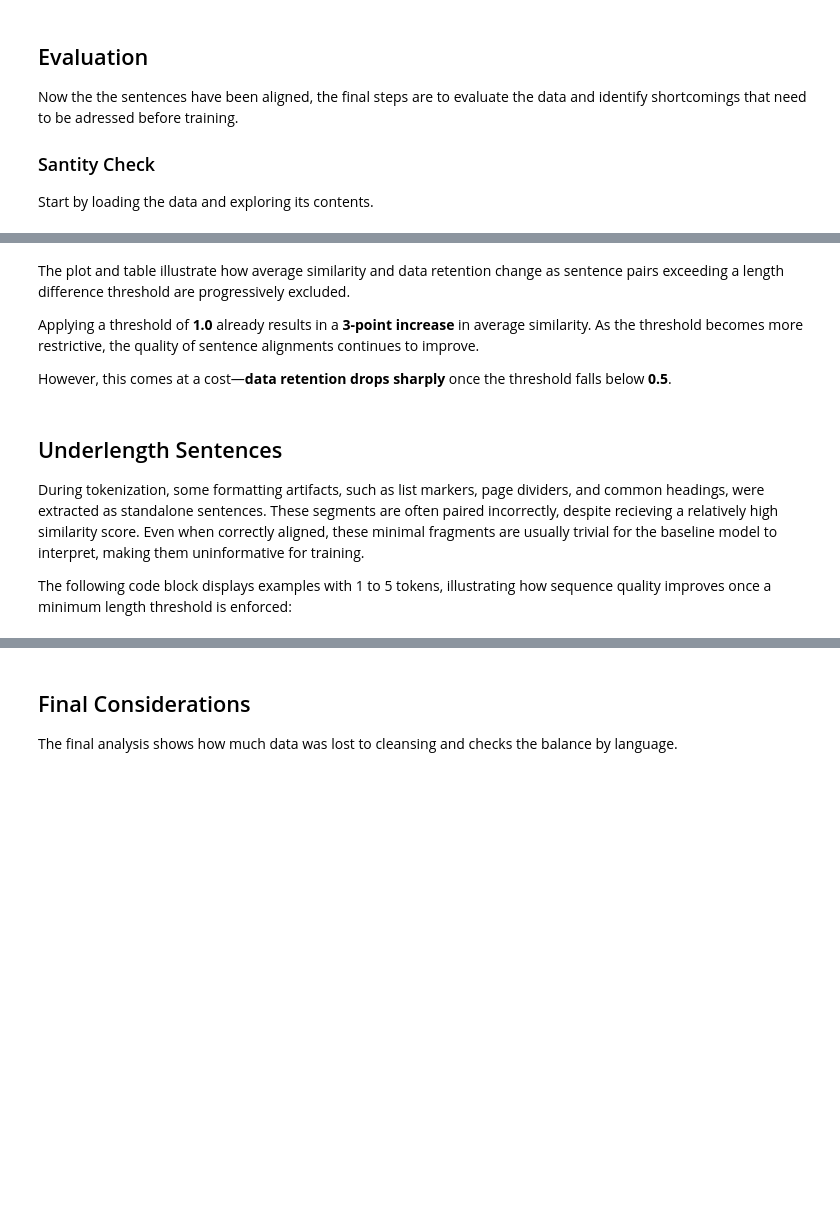
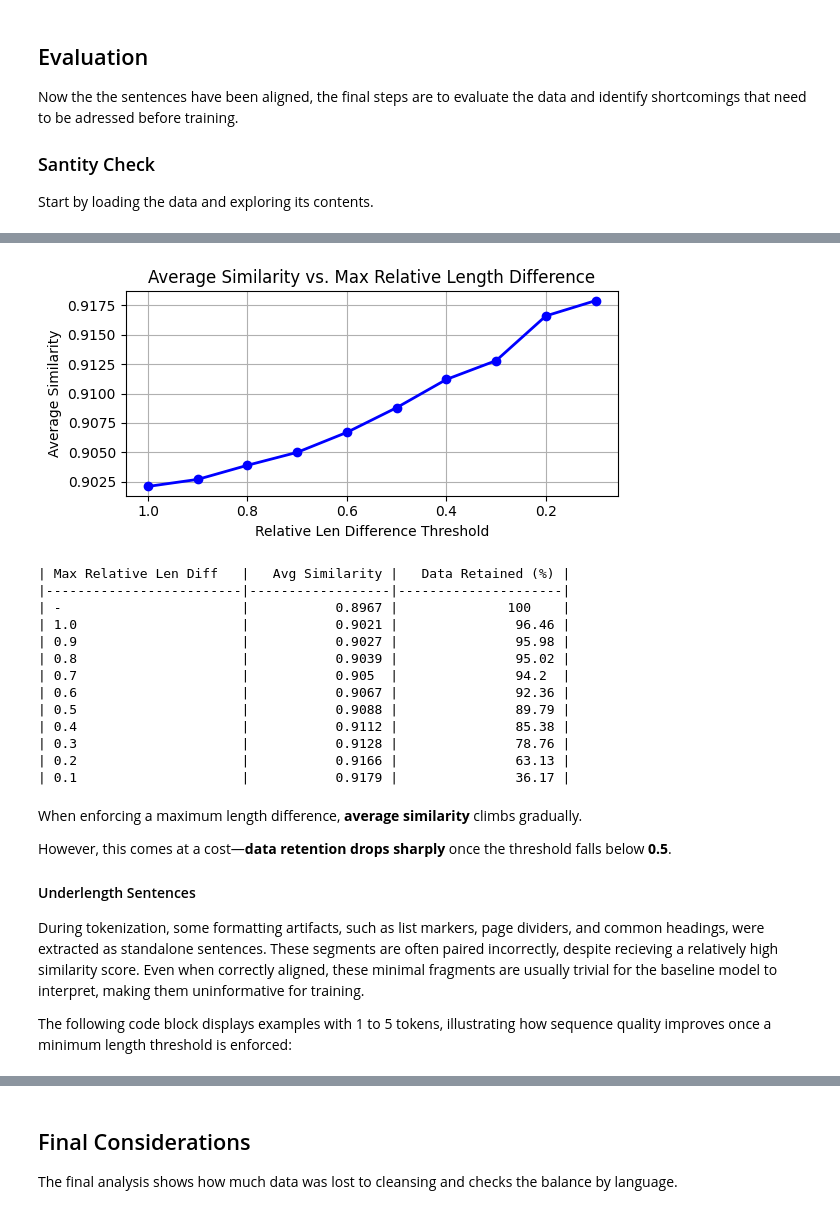
Before and after one commit to Lone-Wolfgang/DocuTrance, a Jupyter notebook: prepare_data/core_competencies.ipynb, the cells around one changed output, grey strips where cells are left out. Cells and saved outputs as stored; diff of their text form; code cells hidden in the pictures; blank space fills up the shorter version.

```diff
--- a/prepare_data/core_competencies.ipynb
+++ b/prepare_data/core_competencies.ipynb
@@ -474,13 +298,33 @@ df = plot_and_tabulate_length_diff(df)
+# %%
+from docutrance.preprocess import analyze_len_difference_vs_similarity
+import pandas as pd
+
+
+df = pd.read_parquet('../data/tables/core_competencies.parquet')
+analyze_len_difference_vs_similarity(df)
+# %% [output]
+[figure, added]
+| Max Relative Len Diff   |   Avg Similarity |   Data Retained (%) |
+|-------------------------|------------------|---------------------|
+| -                       |           0.8967 |              100    |
+| 1.0                     |           0.9021 |               96.46 |
+| 0.9                     |           0.9027 |               95.98 |
+| 0.8                     |           0.9039 |               95.02 |
+| 0.7                     |           0.905  |               94.2  |
+| 0.6                     |           0.9067 |               92.36 |
+| 0.5                     |           0.9088 |               89.79 |
+| 0.4                     |           0.9112 |               85.38 |
+| 0.3                     |           0.9128 |               78.76 |
+| 0.2                     |           0.9166 |               63.13 |
+| 0.1                     |           0.9179 |               36.17 |
 # %% [markdown]
-The plot and table illustrate how average similarity and data retention change as sentence pairs exceeding a length difference threshold are progressively excluded.
-
-Applying a threshold of **1.0** already results in a **3-point increase** in average similarity. As the threshold becomes more restrictive, the quality of sentence alignments continues to improve.
+When enforcing a maximum length difference, **average similarity** climbs gradually.
 
 However, this comes at a cost—**data retention drops sharply** once the threshold falls below **0.5**.
+
+#### Underlength Sentences
+
+During tokenization, some formatting artifacts, such as list markers, page dividers, and common headings, were extracted as standalone sentences. These segments are often paired incorrectly, despite recieving a relatively high similarity score. Even when correctly aligned, these minimal fragments are usually trivial for the baseline model to interpret, making them uninformative for training.
+
+The following code block displays examples with 1 to 5 tokens, illustrating how sequence quality improves once a minimum length threshold is enforced:
-# %% [markdown]
-## Underlength Sentences
-
-During tokenization, some formatting artifacts, such as list markers, page dividers, and common headings, were extracted as standalone sentences. These segments are often paired incorrectly, despite recieving a relatively high similarity score. Even when correctly aligned, these minimal fragments are usually trivial for the baseline model to interpret, making them uninformative for training.
-
-The following code block displays examples with 1 to 5 tokens, illustrating how sequence quality improves once a minimum length threshold is enforced:
 # %%
```
Also changed, not shown: parts of 17 cells of this notebook.
